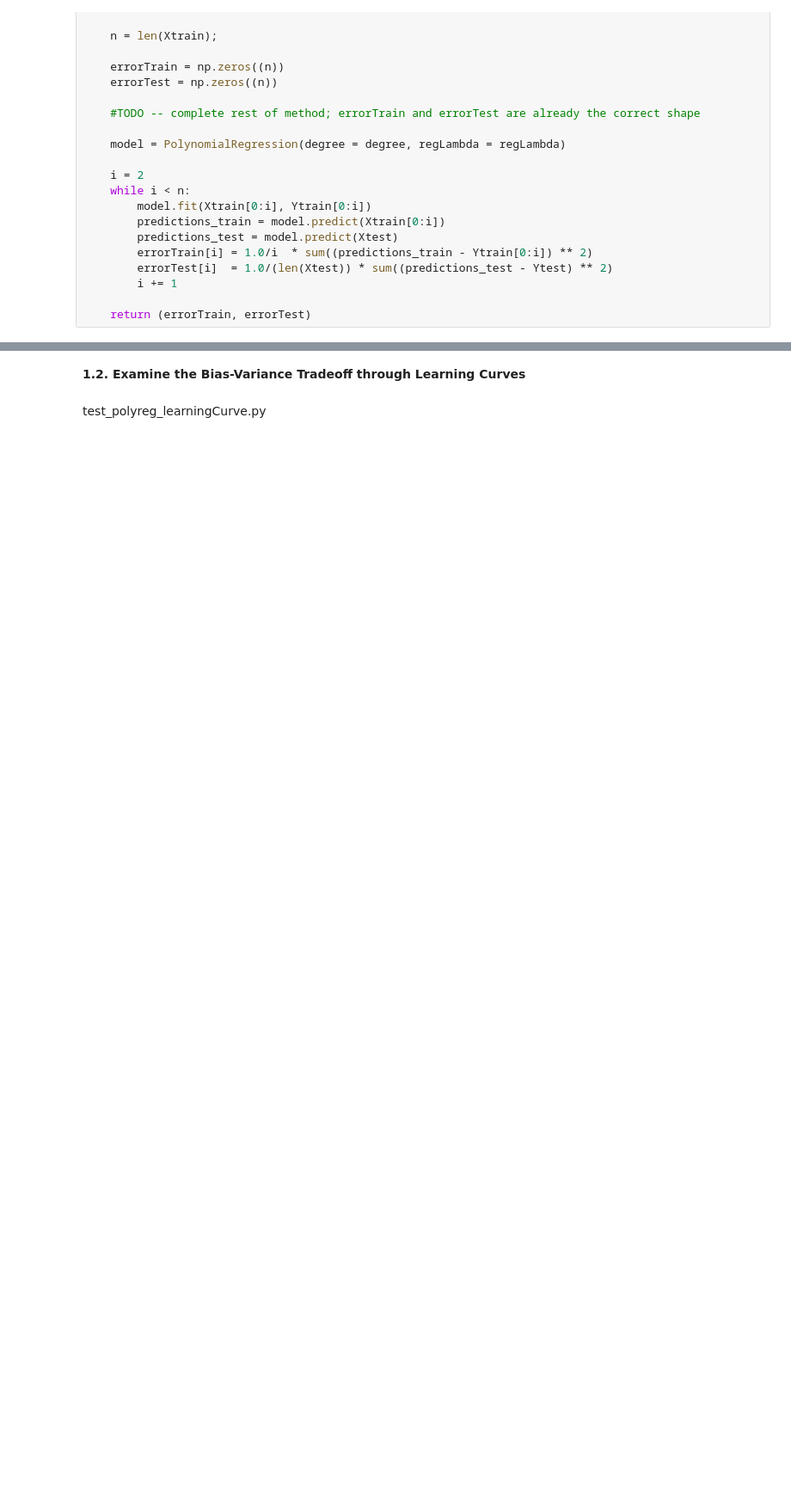
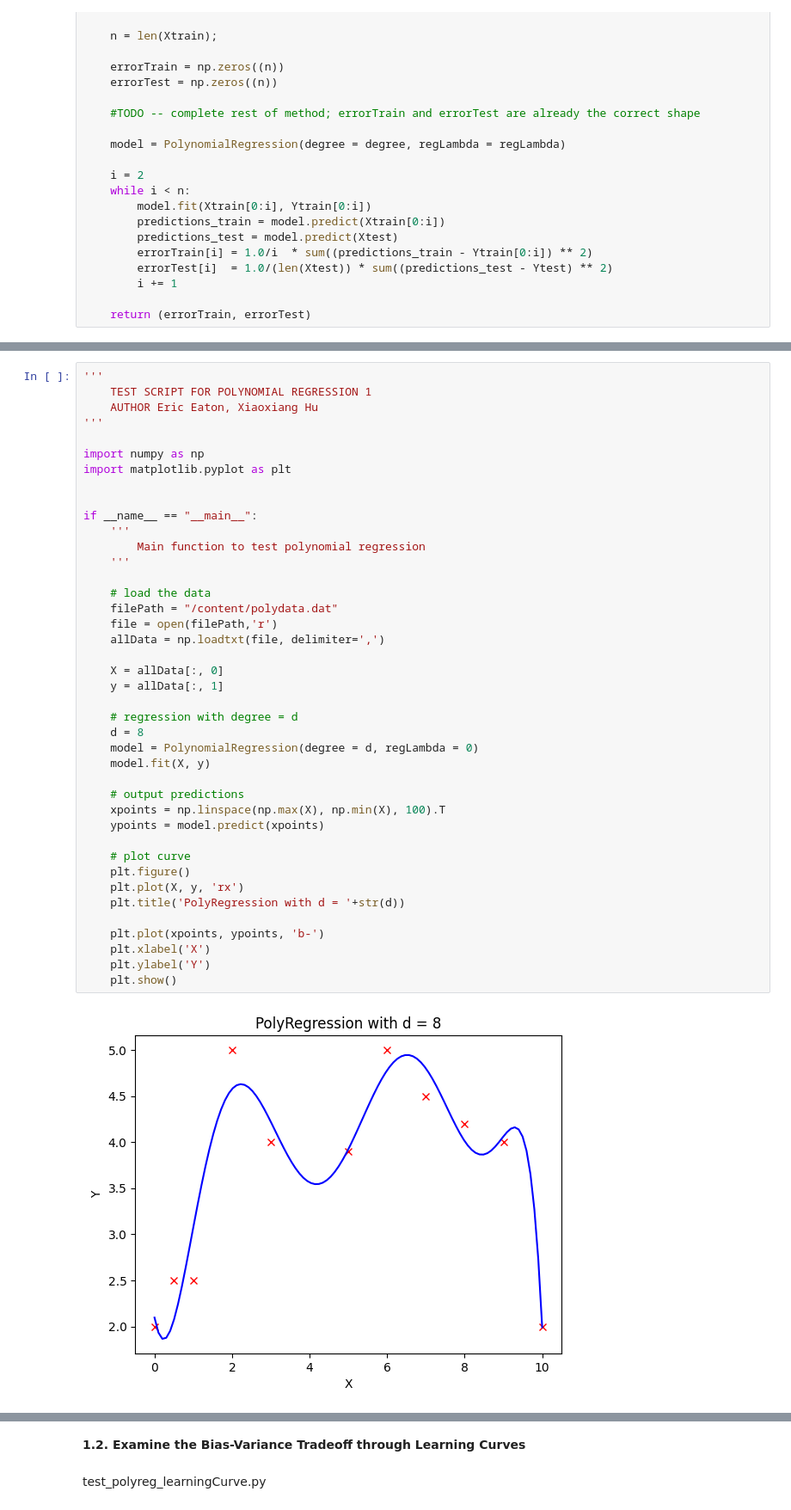
Before and after one commit to hieu0902/Nguyen-Dinh-Minh-Hieu_20210345_HW2_W11, a Jupyter notebook: HW2_Week11.ipynb, the cells around one changed output, grey strips where cells are left out. Shown at 86% size. Drawn from its saved outputs; the diff is of its cells as text; blank space fills up the shorter version.

```diff
--- a/HW2_Week11.ipynb
+++ b/HW2_Week11.ipynb
@@ -163,0 +166,43 @@ def learningCurve(Xtrain, Ytrain, Xtest, Ytest, regLambda, degree):
+# %%
+'''
+    TEST SCRIPT FOR POLYNOMIAL REGRESSION 1
+    AUTHOR Eric Eaton, Xiaoxiang Hu
+'''
+
+import numpy as np
+import matplotlib.pyplot as plt
+
+
+if __name__ == "__main__":
+    '''
+        Main function to test polynomial regression
+    '''
+
+    # load the data
+    filePath = "/content/polydata.dat"
+    file = open(filePath,'r')
+    allData = np.loadtxt(file, delimiter=',')
+
+    X = allData[:, 0]
+    y = allData[:, 1]
+
+    # regression with degree = d
+    d = 8
+    model = PolynomialRegression(degree = d, regLambda = 0)
+    model.fit(X, y)
+
+    # output predictions
+    xpoints = np.linspace(np.max(X), np.min(X), 100).T
+    ypoints = model.predict(xpoints)
+
+    # plot curve
+    plt.figure()
+    plt.plot(X, y, 'rx')
+    plt.title('PolyRegression with d = '+str(d))
+
+    plt.plot(xpoints, ypoints, 'b-')
+    plt.xlabel('X')
+    plt.ylabel('Y')
+    plt.show()
+# %% [output]
+[figure, added]
```
Also changed, not shown: parts of 3 cells of this notebook.
